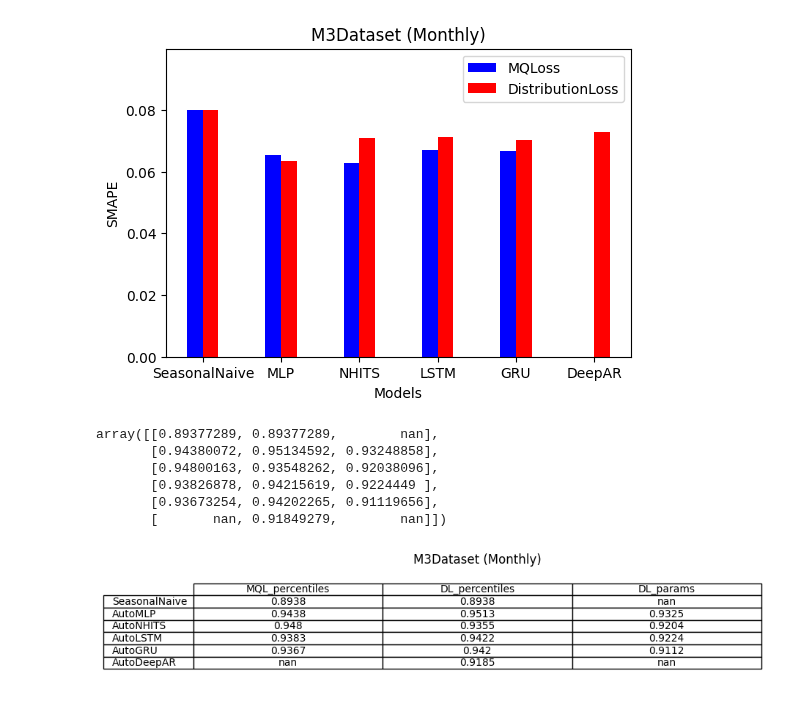
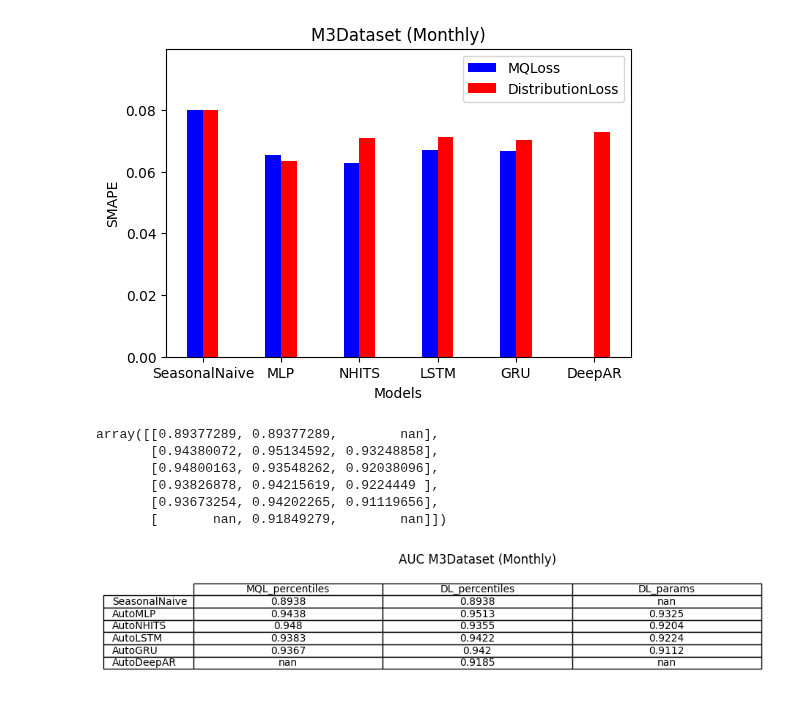
Before and after one commit to ToniCardosooo/TS-Forecast-Exceedance-Probability, a Jupyter notebook: results.ipynb, the cells around one changed output. Saved outputs shown, nothing was run; the diff lists cells and outputs as text; code cells hidden in the pictures.

```diff
--- a/results.ipynb
+++ b/results.ipynb
@@ -59,32 +59,32 @@ def plot_auc(dataset_name, group):
     DL_percentiles = pd.read_csv(f"original_results/{dataset_name}_{group}_DistributionLoss/auc_logloss_percentiles_{dataset_name}_{group}_DistributionLoss.csv")
     DL_params = pd.read_csv(f"original_results/{dataset_name}_{group}_DistributionLoss/auc_logloss_params_{dataset_name}_{group}_DistributionLoss.csv")
 
     matrix = {}
     for df_name, df in [('MQL_percentiles', MQL_percentiles), ("DL_percentiles", DL_percentiles), ("DL_params", DL_params)]:
         auc_means = {}
         for model in ['SeasonalNaive', 'AutoMLP', 'AutoNHITS', 'AutoLSTM', 'AutoGRU', 'AutoDeepAR']:
             auc = df[df['Model_Percentile'].isin([model+'_90', model+'_95', model+'_99'])]['AUC'].mean()
             auc_means[model] = auc
         matrix[df_name] = auc_means
 
     auc_df = pd.DataFrame(matrix)
 
     fig, ax = plt.subplots(figsize=(10, 2))  # Set figure size
     ax.axis('tight')
     ax.axis('off')
 
     table = ax.table(cellText=auc_df.round(4).values, colLabels=auc_df.columns, rowLabels=auc_df.index, cellLoc='center', loc='center')
-    plt.title(f'{dataset_name} ({group})')
+    plt.title(f'AUC {dataset_name} ({group})')
     plt.savefig(f"plots/auc/auc_{dataset_name}_{group}.png")
 
     return auc_df.values
 
 plot_auc("M3Dataset", "Monthly")
 # %% [output]
 array([[0.89377289, 0.89377289,        nan],
        [0.94380072, 0.95134592, 0.93248858],
        [0.94800163, 0.93548262, 0.92038096],
        [0.93826878, 0.94215619, 0.9224449 ],
        [0.93673254, 0.94202265, 0.91119656],
        [       nan, 0.91849279,        nan]])
-[figure, old version]
+[figure, new version]
```
Also changed, not shown: parts of 5 cells of this notebook, 25 other files.
